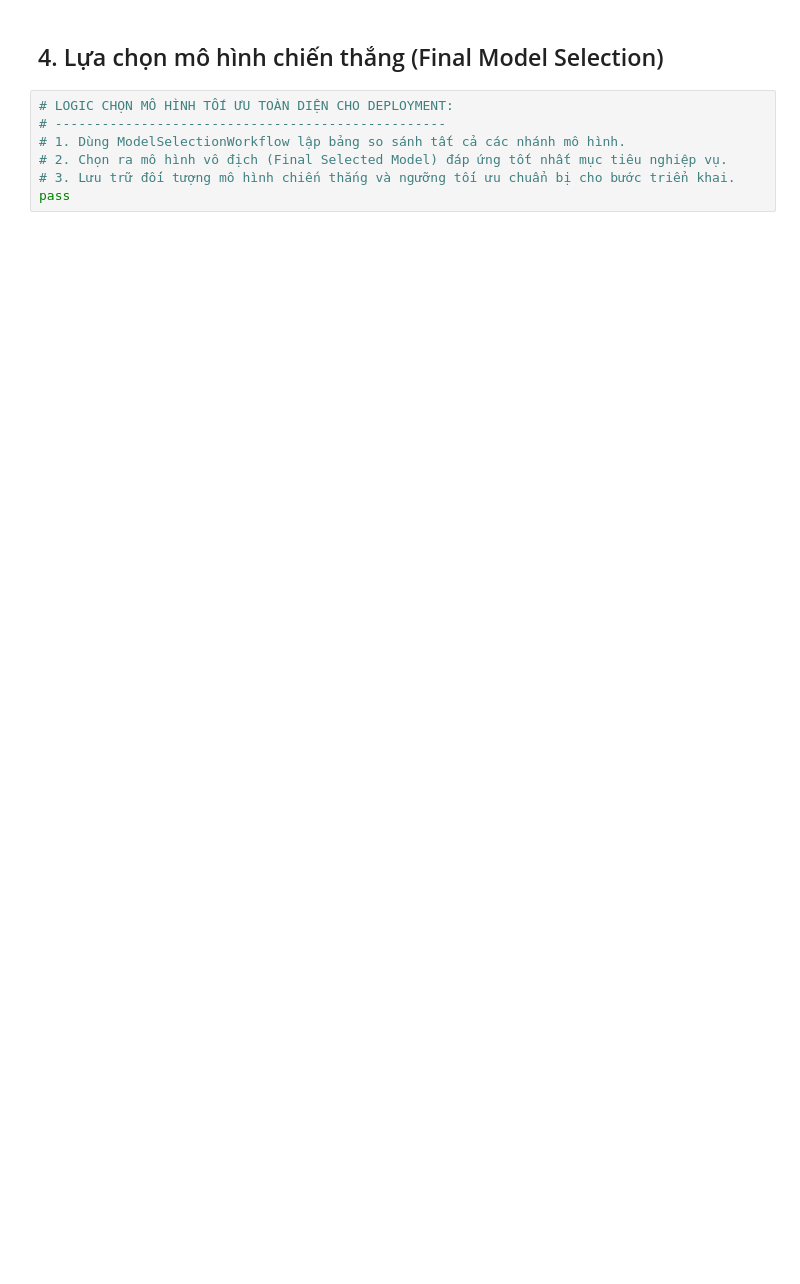
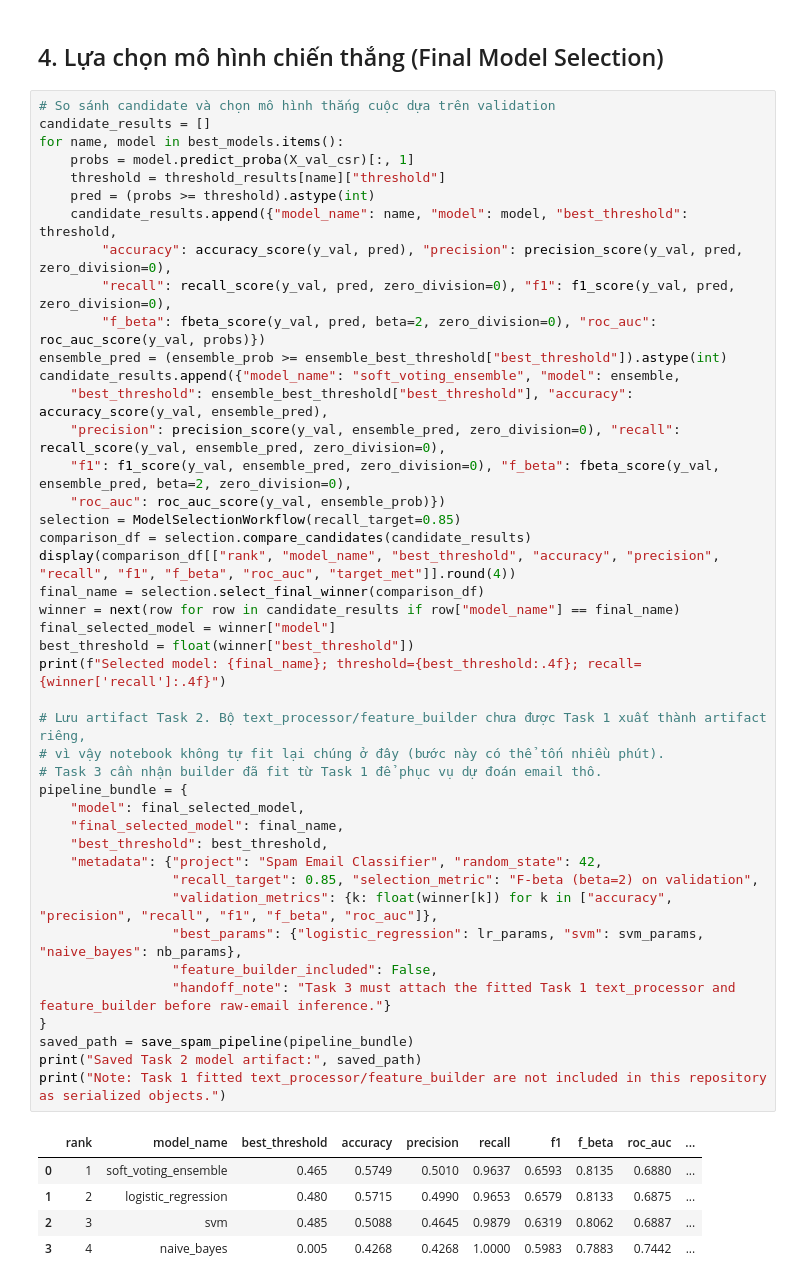
Before and after one commit to iamtien77/spam_classifier, a Jupyter notebook: notebooks/04_tuning_and_ensemble.ipynb, the cells around one changed output. Cells and saved outputs as stored; diff of their text form; blank space fills up the shorter version.

```diff
--- a/notebooks/04_tuning_and_ensemble.ipynb
+++ b/notebooks/04_tuning_and_ensemble.ipynb
@@ -47,9 +135,51 @@ pass
 # %% [markdown]
 ## 4. Lựa chọn mô hình chiến thắng (Final Model Selection)
-# %%
-# LOGIC CHỌN MÔ HÌNH TỐI ƯU TOÀN DIỆN CHO DEPLOYMENT:
-# --------------------------------------------------
-# 1. Dùng ModelSelectionWorkflow lập bảng so sánh tất cả các nhánh mô hình.
-# 2. Chọn ra mô hình vô địch (Final Selected Model) đáp ứng tốt nhất mục tiêu nghiệp vụ.
-# 3. Lưu trữ đối tượng mô hình chiến thắng và ngưỡng tối ưu chuẩn bị cho bước triển khai.
-pass
+# %%
+# So sánh candidate và chọn mô hình thắng cuộc dựa trên validation
+candidate_results = []
+for name, model in best_models.items():
+    probs = model.predict_proba(X_val_csr)[:, 1]
+    threshold = threshold_results[name]["threshold"]
+    pred = (probs >= threshold).astype(int)
+    candidate_results.append({"model_name": name, "model": model, "best_threshold": threshold,
+        "accuracy": accuracy_score(y_val, pred), "precision": precision_score(y_val, pred, zero_division=0),
+        "recall": recall_score(y_val, pred, zero_division=0), "f1": f1_score(y_val, pred, zero_division=0),
+        "f_beta": fbeta_score(y_val, pred, beta=2, zero_division=0), "roc_auc": roc_auc_score(y_val, probs)})
+ensemble_pred = (ensemble_prob >= ensemble_best_threshold["best_threshold"]).astype(int)
+candidate_results.append({"model_name": "soft_voting_ensemble", "model": ensemble,
+    "best_threshold": ensemble_best_threshold["best_threshold"], "accuracy": accuracy_score(y_val, ensemble_pred),
+    "precision": precision_score(y_val, ensemble_pred, zero_division=0), "recall": recall_score(y_val, ensemble_pred, zero_division=0),
+    "f1": f1_score(y_val, ensemble_pred, zero_division=0), "f_beta": fbeta_score(y_val, ensemble_pred, beta=2, zero_division=0),
+    "roc_auc": roc_auc_score(y_val, ensemble_prob)})
+selection = ModelSelectionWorkflow(recall_target=0.85)
+comparison_df = selection.compare_candidates(candidate_results)
+display(comparison_df[["rank", "model_name", "best_threshold", "accuracy", "precision", "recall", "f1", "f_beta", "roc_auc", "target_met"]].round(4))
+final_name = selection.select_final_winner(comparison_df)
+winner = next(row for row in candidate_results if row["model_name"] == final_name)
+final_selected_model = winner["model"]
+best_threshold = float(winner["best_threshold"])
+print(f"Selected model: {final_name}; threshold={best_threshold:.4f}; recall={winner['recall']:.4f}")
+
+# Lưu artifact Task 2. Bộ text_processor/feature_builder chưa được Task 1 xuất thành artifact riêng,
+# vì vậy notebook không tự fit lại chúng ở đây (bước này có thể tốn nhiều phút).
+# Task 3 cần nhận builder đã fit từ Task 1 để phục vụ dự đoán email thô.
+pipeline_bundle = {
+    "model": final_selected_model,
+    "final_selected_model": final_name,
+    "best_threshold": best_threshold,
+    "metadata": {"project": "Spam Email Classifier", "random_state": 42,
+                 "recall_target": 0.85, "selection_metric": "F-beta (beta=2) on validation",
+                 "validation_metrics": {k: float(winner[k]) for k in ["accuracy", "precision", "recall", "f1", "f_beta", "roc_auc"]},
+                 "best_params": {"logistic_regression": lr_params, "svm": svm_params, "naive_bayes": nb_params},
+                 "feature_builder_included": False,
+                 "handoff_note": "Task 3 must attach the fitted Task 1 text_processor and feature_builder before raw-email inference."}
+}
+saved_path = save_spam_pipeline(pipeline_bundle)
+print("Saved Task 2 model artifact:", saved_path)
+print("Note: Task 1 fitted text_processor/feature_builder are not included in this repository as serialized objects.")
+# %% [output]
+|  | rank | model_name | best_threshold | accuracy | precision | recall | f1 | f_beta | roc_auc | ... |
+| 0 | 1 | soft_voting_ensemble | 0.465 | 0.5749 | 0.5010 | 0.9637 | 0.6593 | 0.8135 | 0.6880 | ... |
+| 1 | 2 | logistic_regression | 0.480 | 0.5715 | 0.4990 | 0.9653 | 0.6579 | 0.8133 | 0.6875 | ... |
+| 2 | 3 | svm | 0.485 | 0.5088 | 0.4645 | 0.9879 | 0.6319 | 0.8062 | 0.6887 | ... |
+| 3 | 4 | naive_bayes | 0.005 | 0.4268 | 0.4268 | 1.0000 | 0.5983 | 0.7883 | 0.7442 | ... |
```
Also changed, not shown: parts of 9 cells of this notebook, 15 other files.
